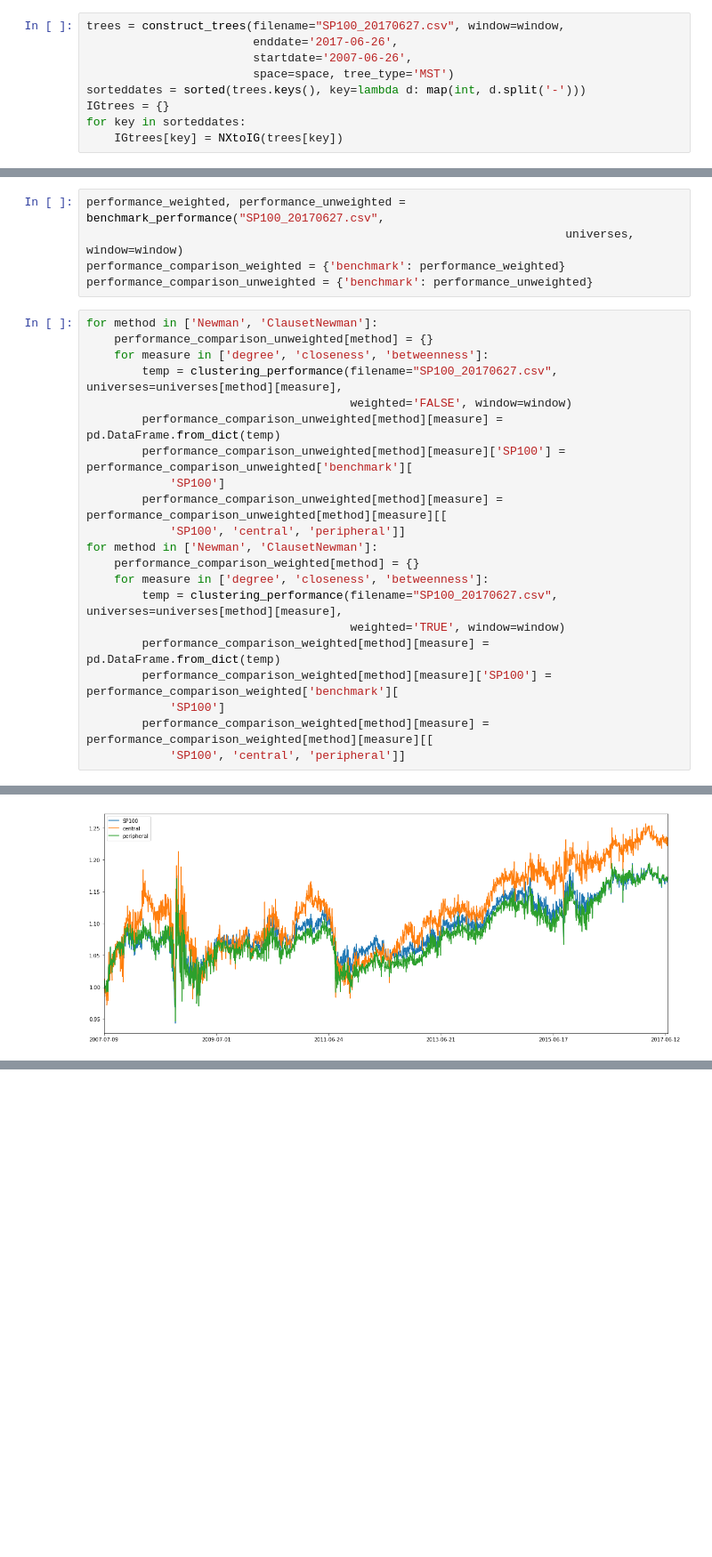
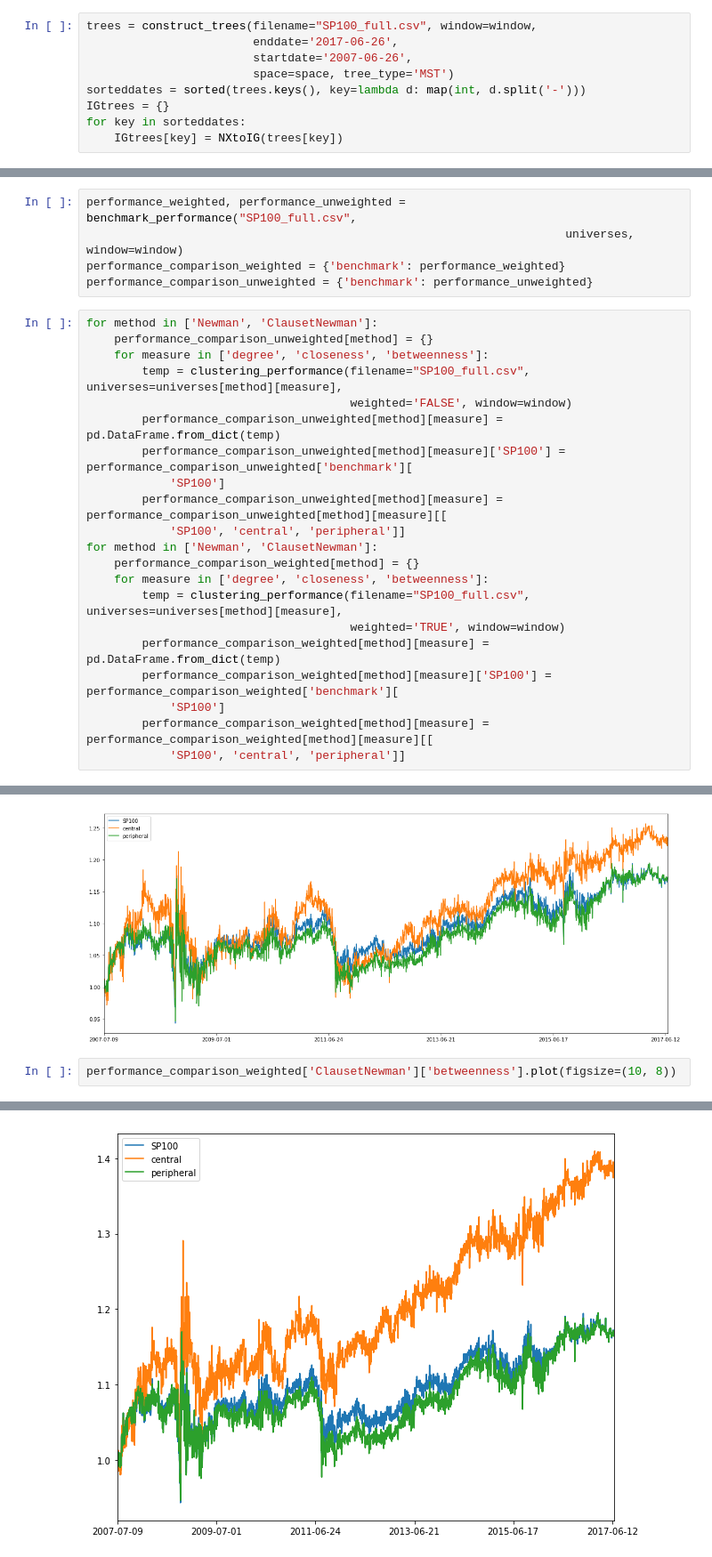
Before and after one commit to jasonhere/clustering-network, a Jupyter notebook: runningscript.ipynb, the cells around one changed output, grey strips where cells are left out. Shown at 89% size. Cells and saved outputs as stored; diff of their text form; blank space fills up the shorter version.

```diff
--- a/runningscript.ipynb
+++ b/runningscript.ipynb
@@ -12,7 +32,7 @@ data.to_csv("SP100_20170627.csv")
 window = 100
 space = 10
 # %%
-trees = construct_trees(filename="SP100_20170627.csv", window=window,
+trees = construct_trees(filename="SP100_full.csv", window=window,
                         enddate='2017-06-26',
                         startdate='2007-06-26',
                         space=space, tree_type='MST')
@@ -55,7 +75,7 @@ for t in sorteddates:
     text_file.write('\n')
 text_file.close()
 # %%
-performance_weighted, performance_unweighted = benchmark_performance("SP100_20170627.csv",
+performance_weighted, performance_unweighted = benchmark_performance("SP100_full.csv",
                                                                      universes, window=window)
 performance_comparison_weighted = {'benchmark': performance_weighted}
 performance_comparison_unweighted = {'benchmark': performance_unweighted}
@@ -63,7 +83,7 @@ performance_comparison_unweighted = {'benchmark': performance_unweighted}
 for method in ['Newman', 'ClausetNewman']:
     performance_comparison_unweighted[method] = {}
     for measure in ['degree', 'closeness', 'betweenness']:
-        temp = clustering_performance(filename="SP100_20170627.csv", universes=universes[method][measure],
+        temp = clustering_performance(filename="SP100_full.csv", universes=universes[method][measure],
                                       weighted='FALSE', window=window)
         performance_comparison_unweighted[method][measure] = pd.DataFrame.from_dict(temp)
         performance_comparison_unweighted[method][measure]['SP100'] = performance_comparison_unweighted['benchmark'][
@@ -73,7 +93,7 @@ for method in ['Newman', 'ClausetNewman']:
 for method in ['Newman', 'ClausetNewman']:
     performance_comparison_weighted[method] = {}
     for measure in ['degree', 'closeness', 'betweenness']:
-        temp = clustering_performance(filename="SP100_20170627.csv", universes=universes[method][measure],
+        temp = clustering_performance(filename="SP100_full.csv", universes=universes[method][measure],
                                       weighted='TRUE', window=window)
         performance_comparison_weighted[method][measure] = pd.DataFrame.from_dict(temp)
         performance_comparison_weighted[method][measure]['SP100'] = performance_comparison_weighted['benchmark'][
@@ -85,3 +105,6 @@ performance_comparison_weighted['Newman']['betweenness'].plot(figsize=(20, 8))
 # %% [output]
 <matplotlib.axes._subplots.AxesSubplot at 0x...>
 [figure]
+# %%
+performance_comparison_weighted['ClausetNewman']['betweenness'].plot(figsize=(10, 8))
+# %% [output]
@@ -87,0 +112 @@ performance_comparison_weighted['Newman']['betweenness'].plot(figsize=(20, 8))
+[figure, added]
```
Also changed, not shown: parts of 4 cells of this notebook, 1 other file.
